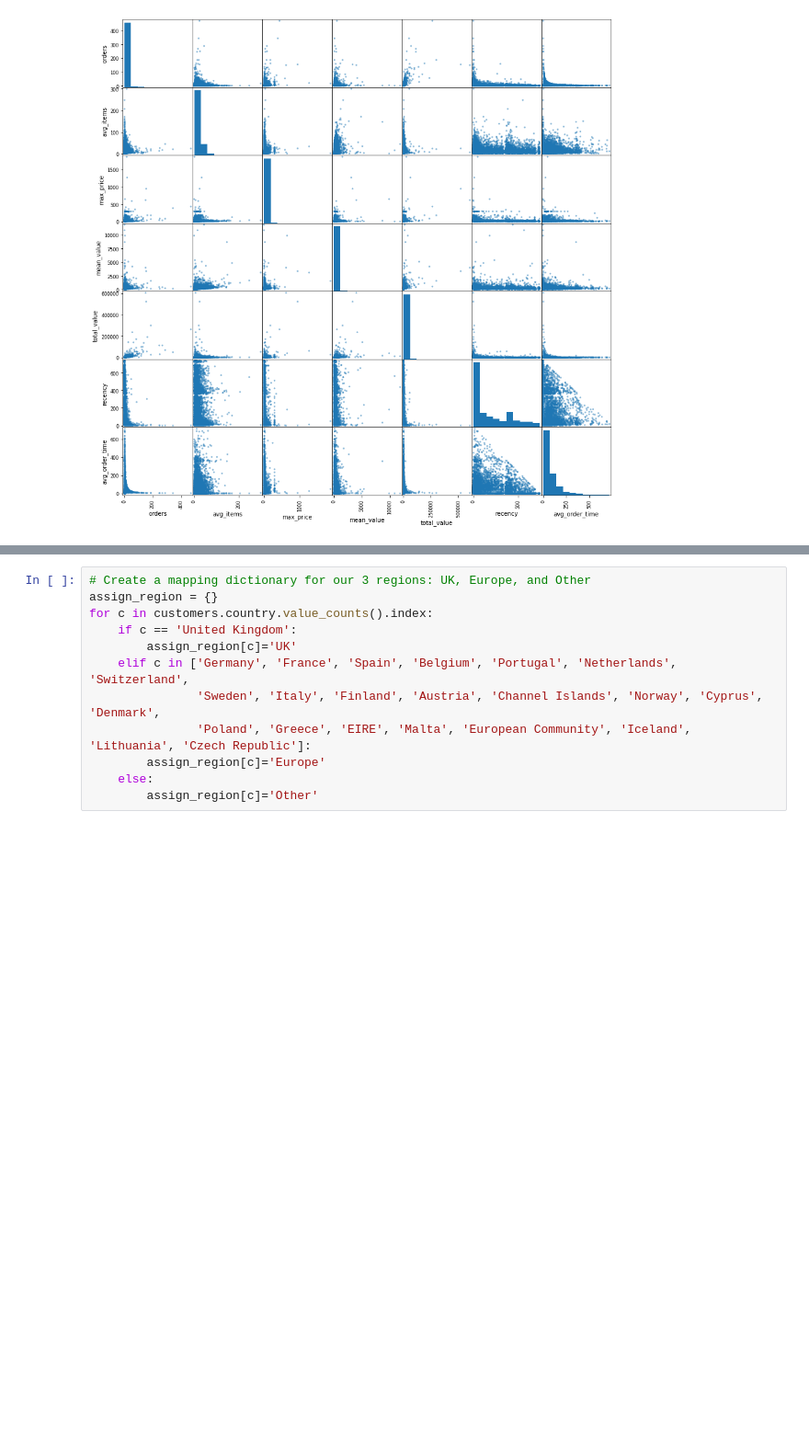
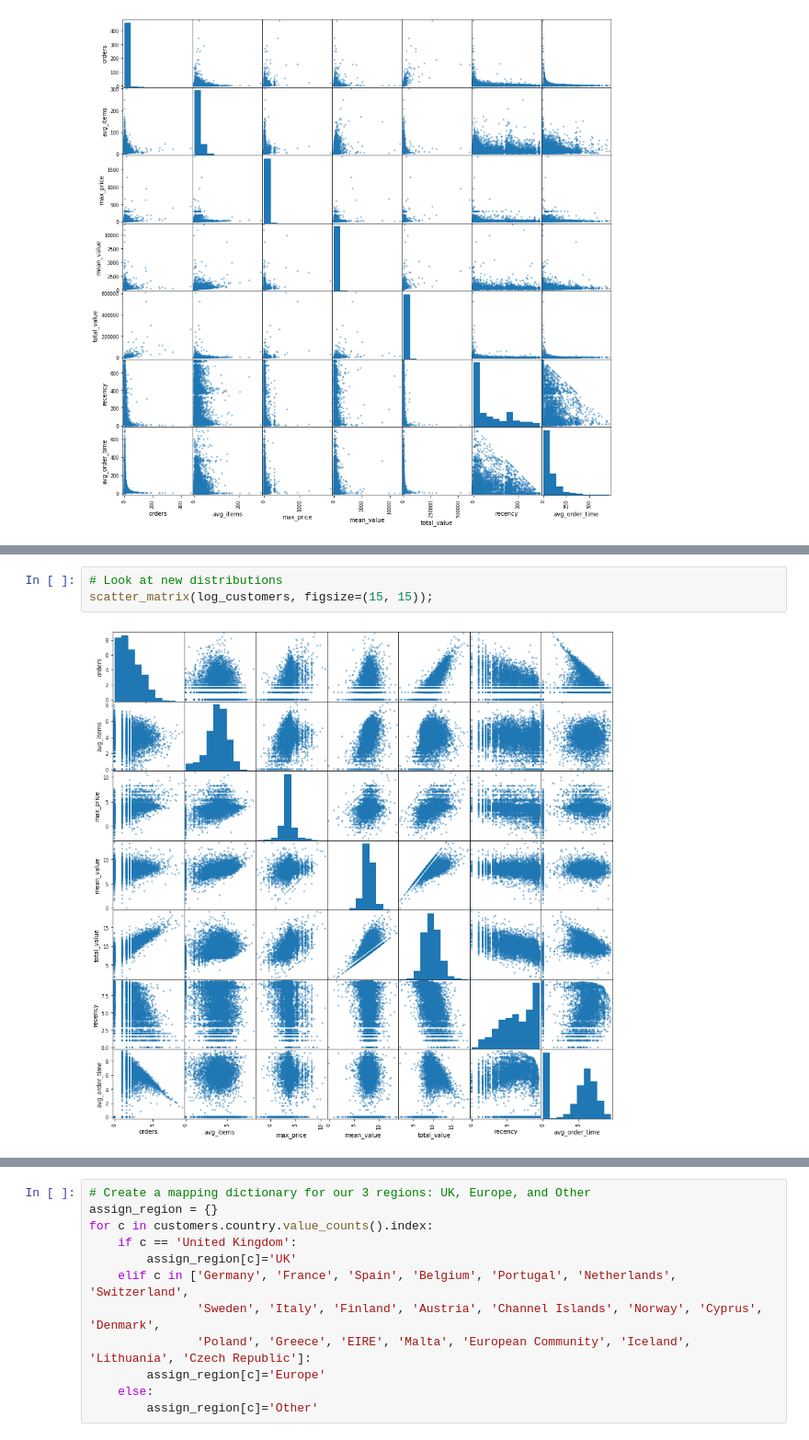
Before and after one commit to Pandeming/Customer_Segmentation, a Jupyter notebook: 01 Data Wrangling.ipynb, the cells around one changed output, grey strips where cells are left out. Shown at 92% size. Cells and saved outputs as stored; diff of their text form; blank space fills up the shorter version.

```diff
--- a/01 Data Wrangling.ipynb
+++ b/01 Data Wrangling.ipynb
@@ -721 +741,6 @@ Most of the columns have long right tails, with some extreme outliers changing t
+# %%
+# Look at new distributions
+scatter_matrix(log_customers, figsize=(15, 15));
+# %% [output]
+[figure, added]
 # %% [markdown]
```
Also changed, not shown: parts of 11 cells of this notebook, 4 other files.
